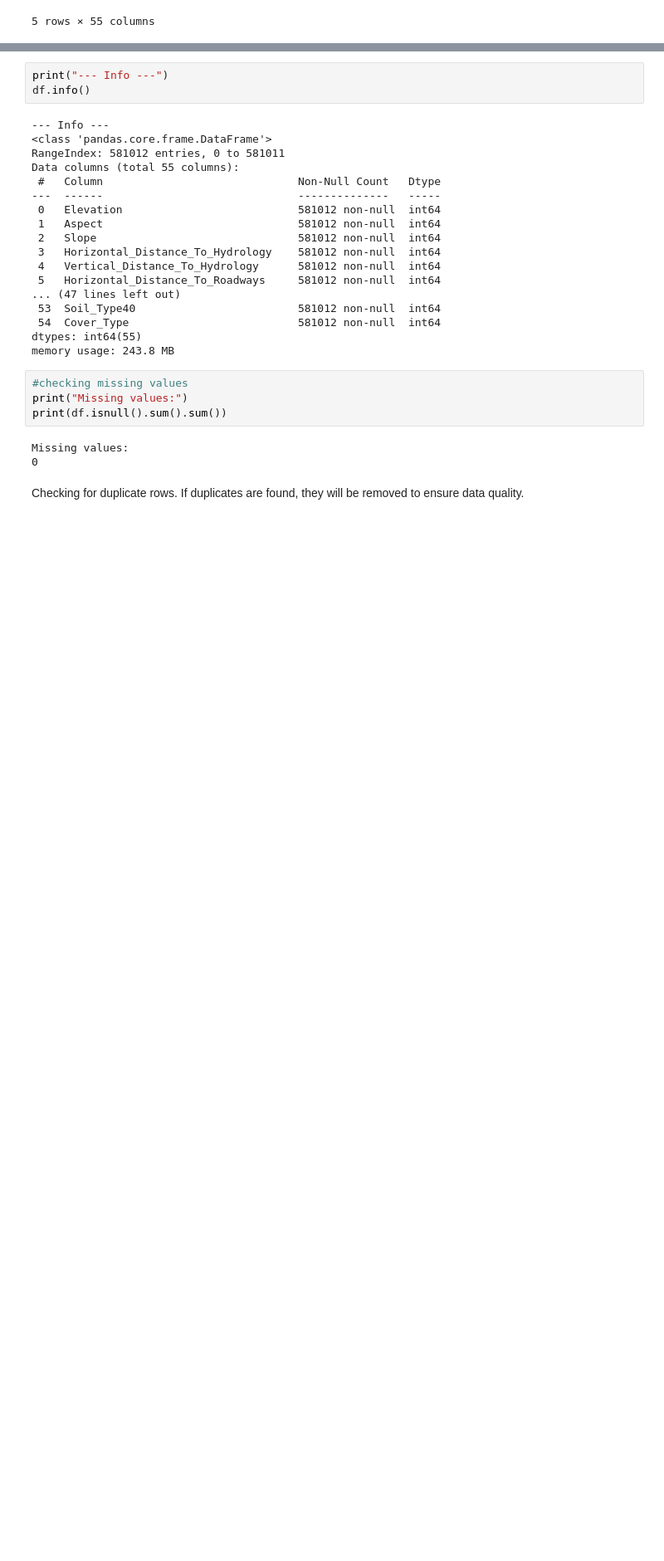
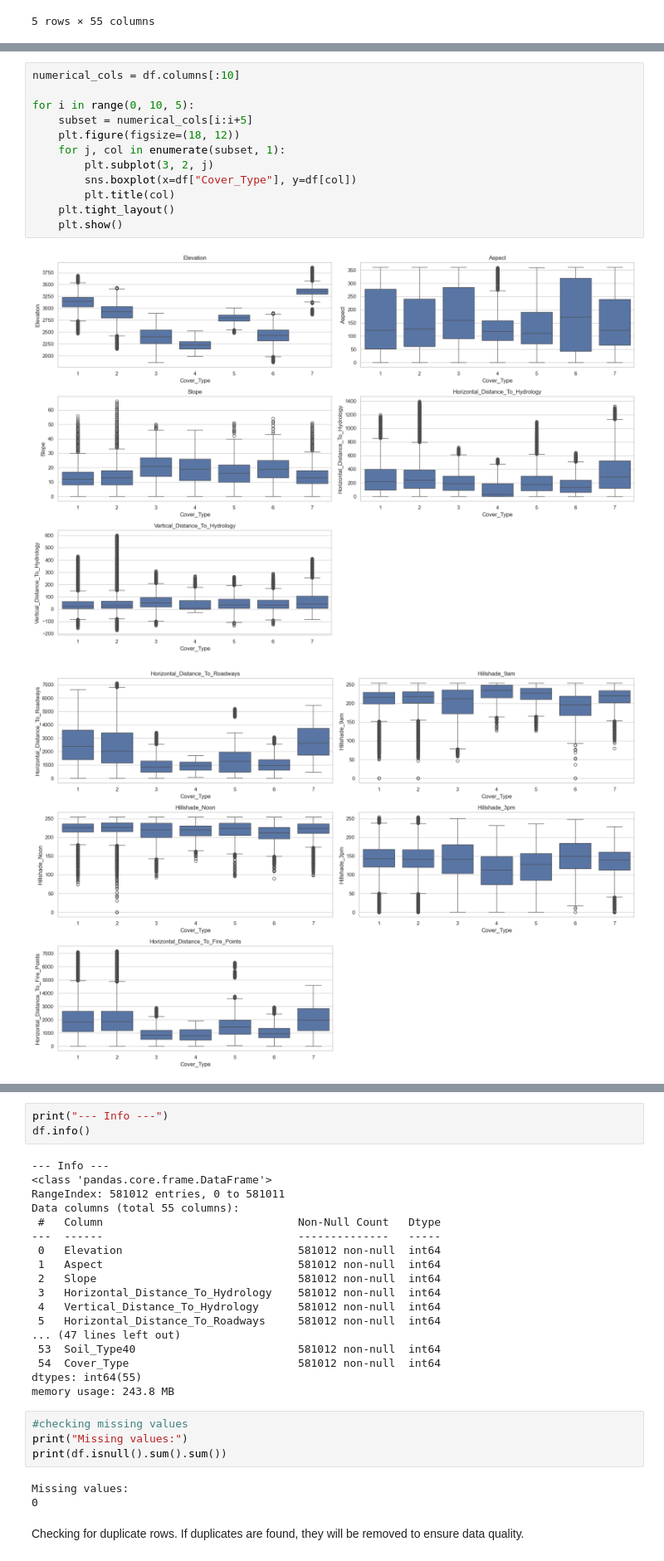
Before and after one commit to KeyPad717/forest_cover_type_prediction, a Jupyter notebook: Forest_Cover_Type_MT2025065.ipynb, the cells around one changed output, grey strips where cells are left out. Shown at 83% size. Saved outputs shown, nothing was run; the diff lists cells and outputs as text; blank space fills up the shorter version.

```diff
--- a/Forest_Cover_Type_MT2025065.ipynb
+++ b/Forest_Cover_Type_MT2025065.ipynb
@@ -47,0 +281,15 @@ Dataset shape: (581012, 55)
+# %%
+numerical_cols = df.columns[:10]
+
+for i in range(0, 10, 5):
+    subset = numerical_cols[i:i+5]
+    plt.figure(figsize=(18, 12))
+    for j, col in enumerate(subset, 1):
+        plt.subplot(3, 2, j)
+        sns.boxplot(x=df["Cover_Type"], y=df[col])
+        plt.title(col)
+    plt.tight_layout()
+    plt.show()
+# %% [output]
+[figure, added]
+[figure, added]
```
Also changed, not shown: parts of 35 cells of this notebook, 10 other files.
